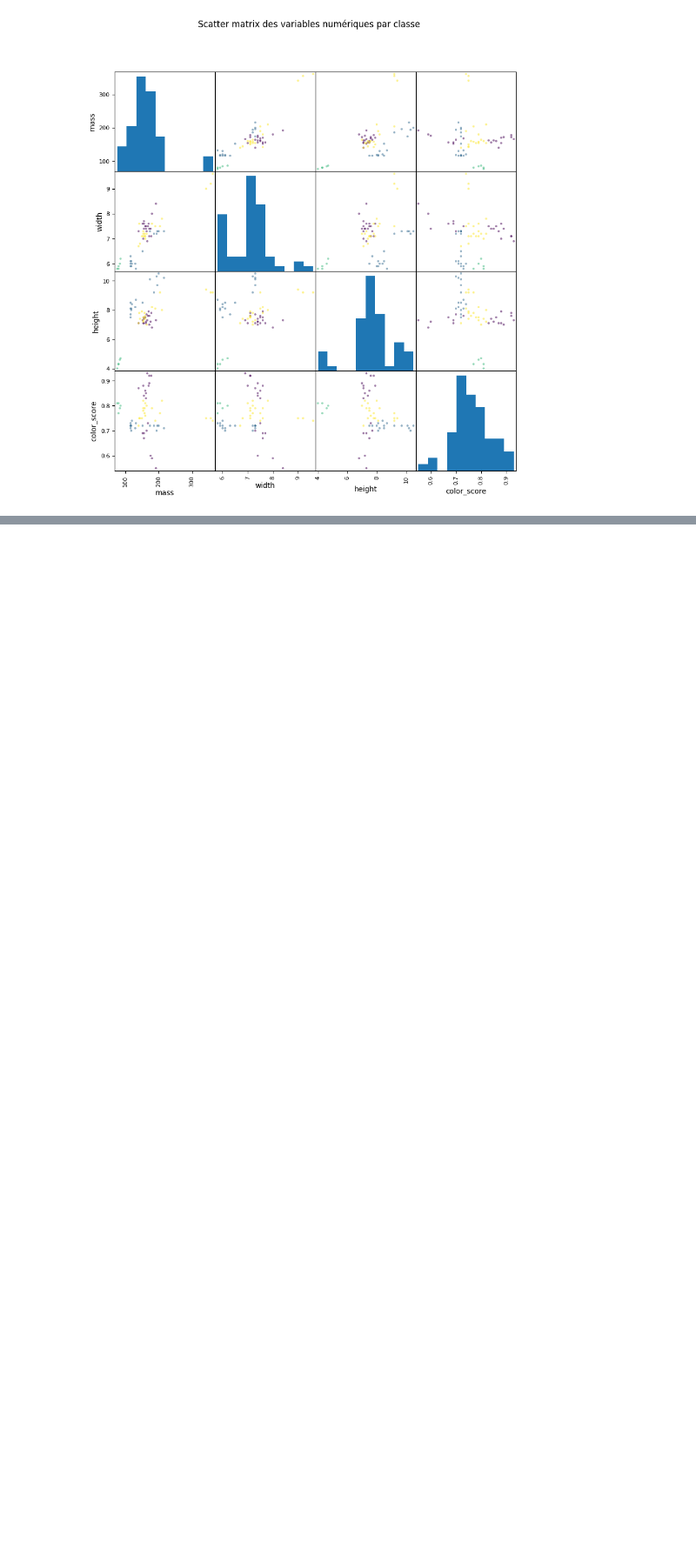
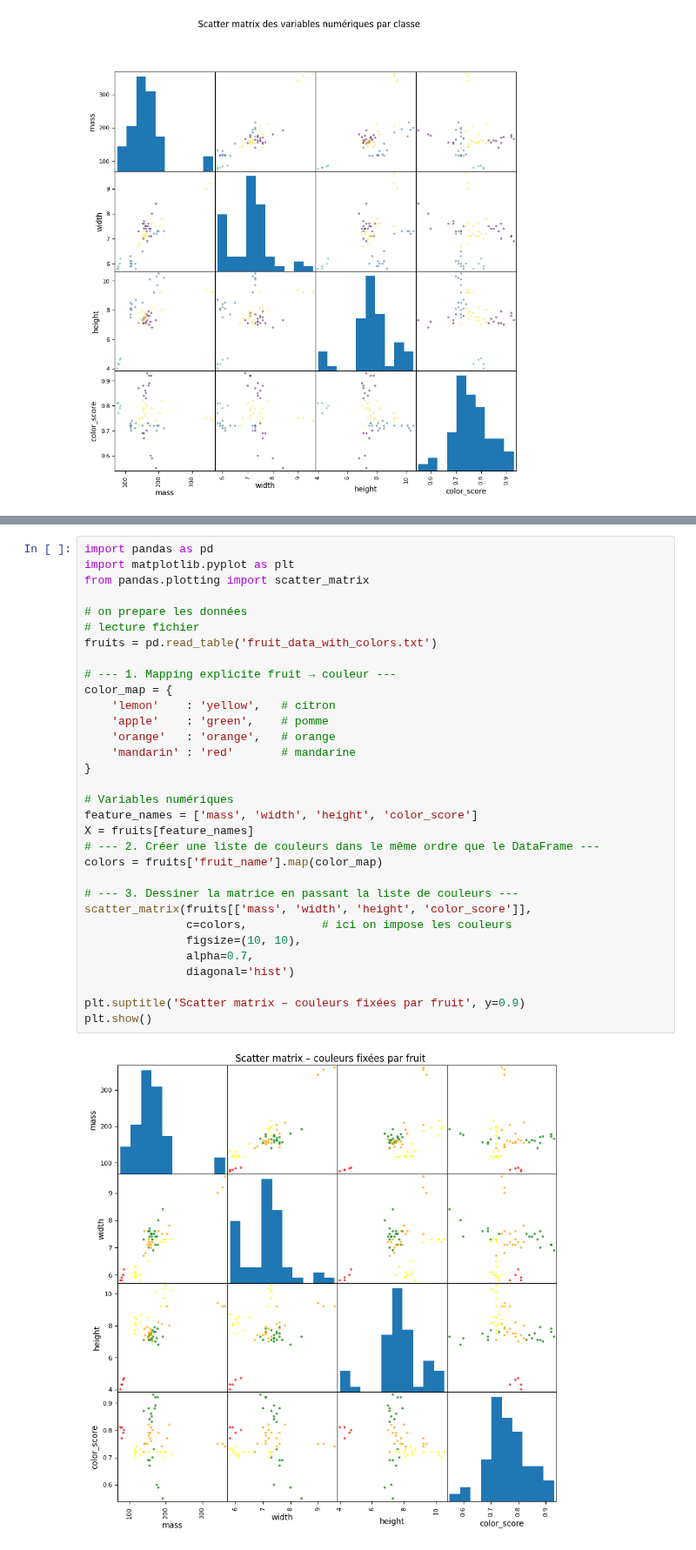
Before and after one commit to olfabre/DataMaining_Master_2, a Jupyter notebook: tp1.ipynb, the cells around one changed output, grey strips where cells are left out. Shown at 87% size. Saved outputs shown, nothing was run; the diff lists cells and outputs as text; blank space fills up the shorter version.

```diff
--- a/tp1.ipynb
+++ b/tp1.ipynb
@@ -113,0 +120,34 @@ plt.show()
+# %%
+import pandas as pd
+import matplotlib.pyplot as plt
+from pandas.plotting import scatter_matrix
+
+# on prepare les données
+# lecture fichier
+fruits = pd.read_table('fruit_data_with_colors.txt')
+
+# --- 1. Mapping explicite fruit → couleur ---
+color_map = {
+    'lemon'    : 'yellow',   # citron
+    'apple'    : 'green',    # pomme
+    'orange'   : 'orange',   # orange
+    'mandarin' : 'red'       # mandarine
+}
+
+# Variables numériques
+feature_names = ['mass', 'width', 'height', 'color_score']
+X = fruits[feature_names]
+# --- 2. Créer une liste de couleurs dans le même ordre que le DataFrame ---
+colors = fruits['fruit_name'].map(color_map)
+
+# --- 3. Dessiner la matrice en passant la liste de couleurs ---
+scatter_matrix(fruits[['mass', 'width', 'height', 'color_score']],
+               c=colors,           # ici on impose les couleurs
+               figsize=(10, 10),
+               alpha=0.7,
+               diagonal='hist')
+
+plt.suptitle('Scatter matrix – couleurs fixées par fruit', y=0.9)
+plt.show()
+# %% [output]
+[figure, added]
```
Also changed, not shown: parts of 1 cell of this notebook.
